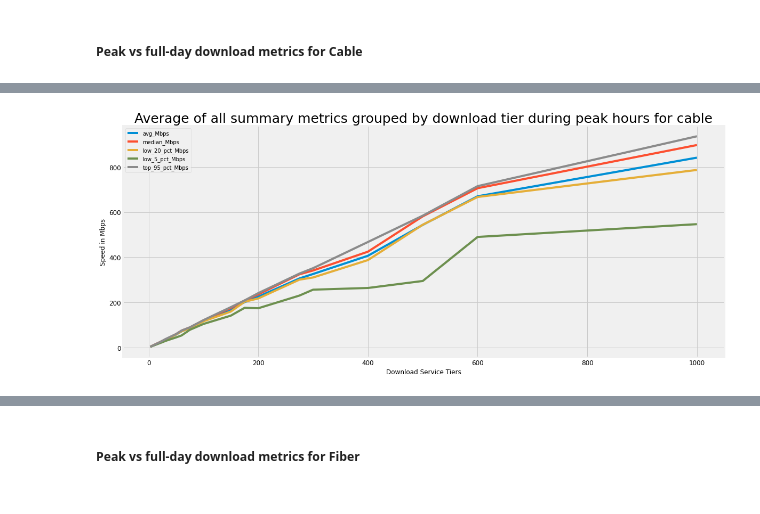
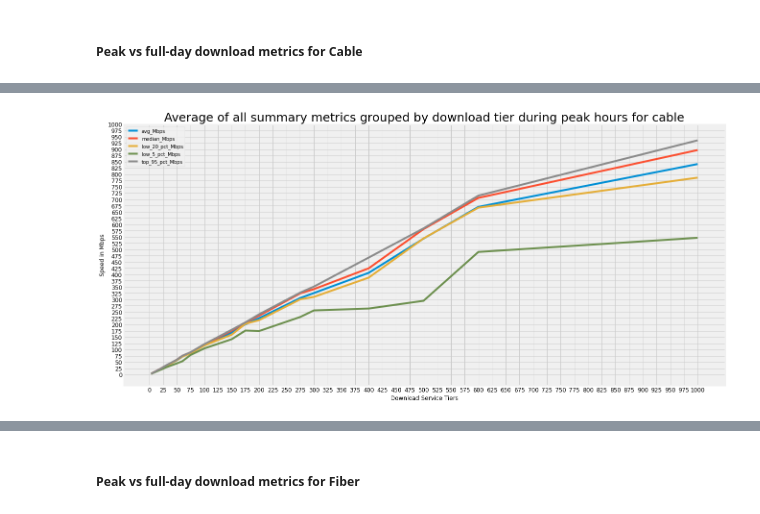
Before and after one commit to afreund415/MBA-broadband-research, a Jupyter notebook: MBA Analysis V2.ipynb, the cells around one changed output, grey strips where cells are left out. Cells and saved outputs as stored; diff of their text form; code cells hidden in the pictures.

Commit message:
new charts

```diff
--- a/MBA Analysis V2.ipynb
+++ b/MBA Analysis V2.ipynb
@@ -367,11 +330,11 @@ altBoxplots = lower_tier_peak.boxplot(column = ['low_20_pct_Mbps', 'low_5_pct_Mb
 # %%
-higher_tier_peak = peak_download.where(peak_download.download_service_tier > 25)
-peak_download.index.name = None
-higher_tier_boxplots = higher_tier_peak.boxplot(column = ['median_Mbps', 'avg_Mbps'],
-                                              by=['download_service_tier'],
-                                              figsize = (18,8))
+# higher_tier_peak = peak_download.where(peak_download.download_service_tier > 25)
+# peak_download.index.name = None
+# higher_tier_boxplots = higher_tier_peak.boxplot(column = ['median_Mbps', 'avg_Mbps'],
+#                                               by=['download_service_tier'],
+#                                               figsize = (18,8), grid = True)
 
 
-altmetrics_boxplots = higher_tier_peak.boxplot(column = ['low_20_pct_Mbps', 'low_5_pct_Mbps'],
-                                              by=['download_service_tier'],
-                                              figsize = (18,8))
+# altmetrics_boxplots = higher_tier_peak.boxplot(column = ['low_20_pct_Mbps', 'low_5_pct_Mbps'],
+#                                               by=['download_service_tier'],
+#                                               figsize = (18,8), grid = True)
@@ -386,13 +346,18 @@ altmetrics_boxplots = higher_tier_peak.boxplot(column = ['low_20_pct_Mbps', 'low
 chartData = peak_download.where(peak_download.tech == 'Cable').groupby(['download_service_tier']).mean()
 
 ax = chartData.plot(y = ['avg_Mbps', 'median_Mbps', 'low_20_pct_Mbps', 'low_5_pct_Mbps', 'top_95_pct_Mbps'],
-               fontsize = 12, figsize = (18,8))
+               fontsize = 12, figsize = (20,10), grid = True)
 
 x = np.arange(0,1025,25)
+y = np.arange(0,1025,25)
+
+ax.set_xticks(x)
+ax.set_yticks(y)
 
 ax.set_xlabel('Download Service Tiers')
 ax.set_ylabel('Speed in Mbps')
 ax.set_title('Average of all summary metrics grouped by download tier during peak hours for cable', fontsize=25)
+
 chartData
 # %% [output]
 |  | avg_Mbps | median_Mbps | low_5_pct_Mbps | top_95_pct_Mbps | low_20_pct_Mbps | ... |
@@ -411,10 +376,10 @@ chartData
 | 275.0 | 305.999759 | 324.531584 | 230.206600 | 327.569776 | 300.766592 | ... |
 | 300.0 | 325.868565 | 341.329925 | 256.403013 | 351.619736 | 310.443381 | ... |
 | 400.0 | 406.573956 | 424.699252 | 263.954524 | 467.640152 | 387.525700 | ... |
 | 500.0 | 543.318856 | 581.233204 | 294.918728 | 584.241832 | 544.018352 | ... |
 | 600.0 | 670.096577 | 705.822848 | 489.991136 | 714.917120 | 666.966872 | ... |
 | 1000.0 | 841.063191 | 897.009120 | 546.480272 | 935.777684 | 786.717612 | ... |
-[figure, old version]
+[figure, new version]
 # %%
 chartData = fullDay_download.where(fullDay_download.tech == 'Cable').groupby(['download_service_tier']).mean()
 
```
Also changed, not shown: parts of 34 cells of this notebook.
